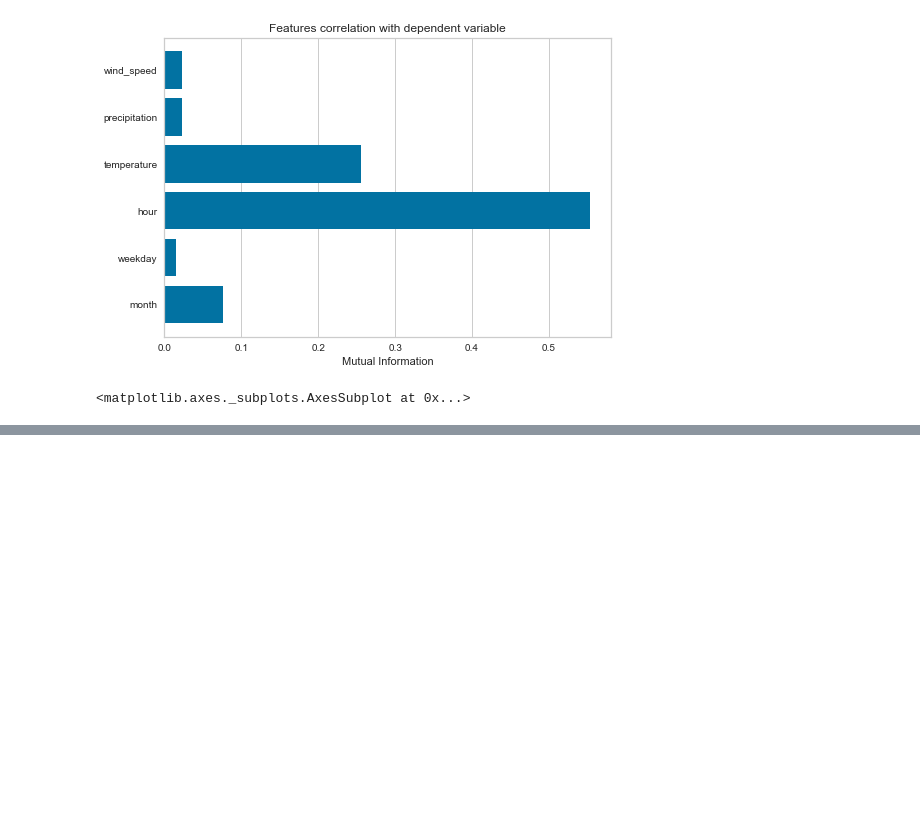
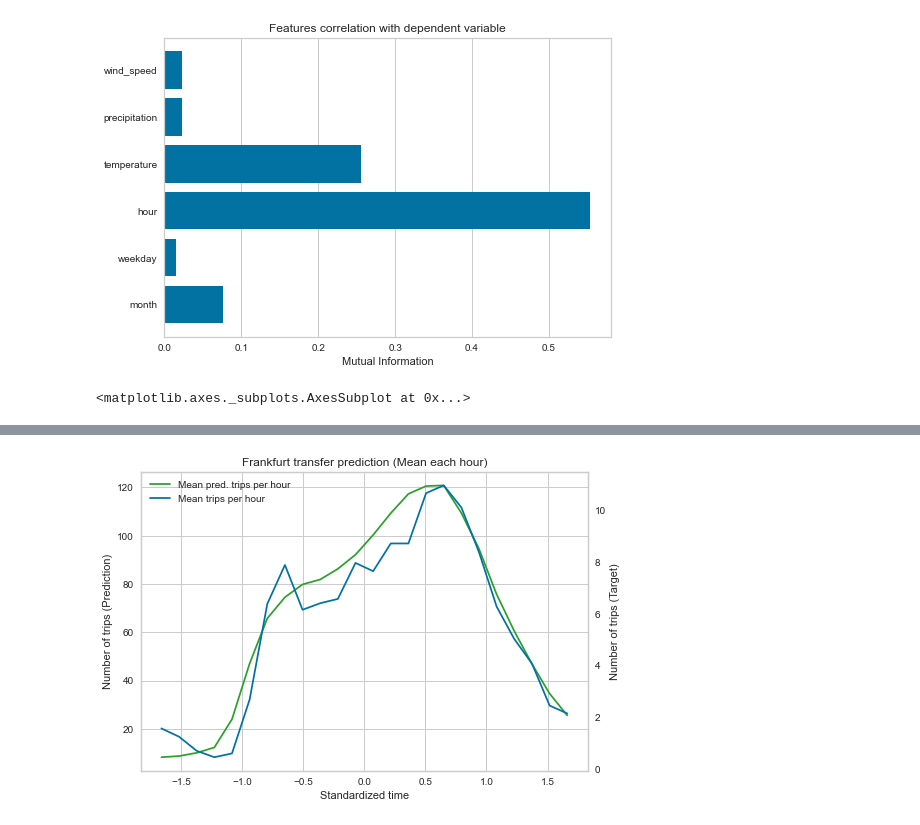
Before and after one commit to lesar64/aa_project, a Jupyter notebook: Abgabe/part_4_predictive_analysis.ipynb, the cells around one changed output, grey strips where cells are left out. Drawn from its saved outputs; the diff is of its cells as text; code cells hidden in the pictures; blank space fills up the shorter version.

```diff
--- a/Abgabe/part_4_predictive_analysis.ipynb
+++ b/Abgabe/part_4_predictive_analysis.ipynb
@@ -322,0 +306,31 @@ plt.show()
+# %%
+pred_frankfurt = regr.predict(X_f)
+pred_frankfurt = pred_frankfurt.reshape(len(pred_frankfurt),1)
+# %%
+df_plot = pd.DataFrame()
+df_plot['hour'] = X_f[:, 2]
+df_plot['target'] = y_f.reset_index(drop=True)
+df_plot['pred'] = pred_frankfurt
+df_plot = df_plot.groupby(df_plot.hour).mean()
+df_plot.sort_index(inplace=True)
+
+plt.xlabel('Standardized time')
+plt.ylabel('Number of trips (Prediction)')
+plt.title("Frankfurt transfer prediction (Mean each hour)")
+
+subplot1 = plt.plot(df_plot.hour, df_plot.pred, label='Mean pred. trips per hour', color = 'tab:green')
+
+subplot = plt.twinx()
+subplot.set_ylabel('Number of trips (Target)')
+
+subplot2 = subplot.plot(df_plot.hour, df_plot.target, label='Mean trips per hour')
+
+comb = subplot1 + subplot2
+lab = [l.get_label() for l in comb]
+plt.legend(comb, lab, loc=0)
+
+plt.grid(False)
+plt.savefig(path_fig + r'\frankfurt_prediction.png')
+plt.show()
+# %% [output]
+[figure, added]
```
Also changed, not shown: parts of 39 cells of this notebook, 4 other files.
